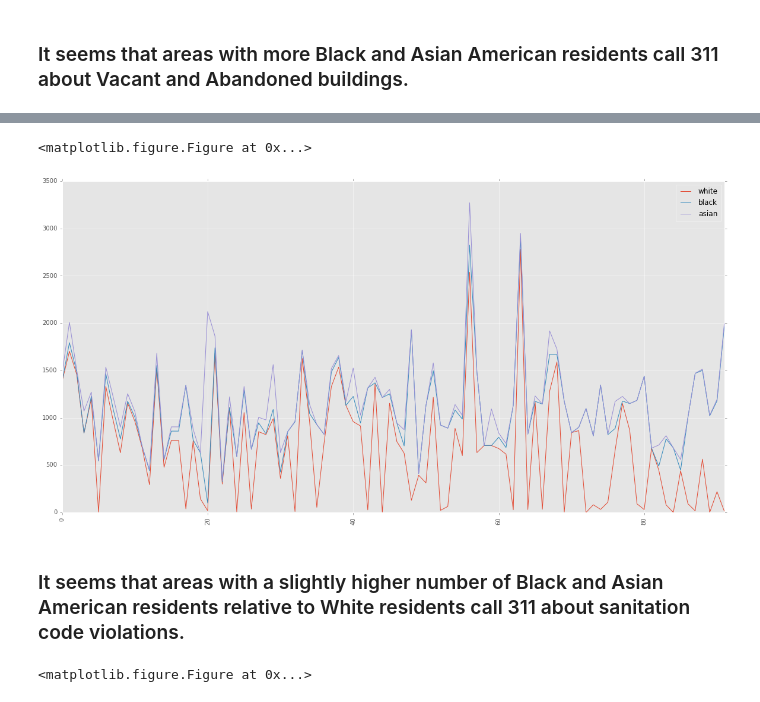
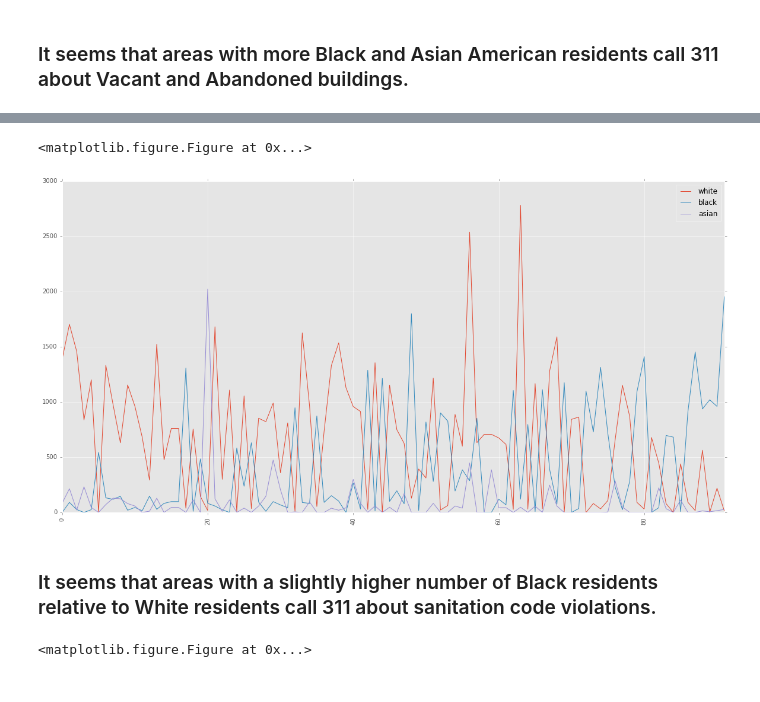
Before and after one commit to Aycrazy/capp30254, a Jupyter notebook: hws/ML_Diagnostic (1).ipynb, the cells around one changed output, grey strips where cells are left out. Drawn from its saved outputs; the diff is of its cells as text; code cells hidden in the pictures.

```diff
--- a/hws/ML_Diagnostic (1).ipynb
+++ b/hws/ML_Diagnostic (1).ipynb
@@ -377,14 +377,14 @@ plt.show()
 # %%
 #is_san = merge_chicago_rand['type_of_service_request'] == "Sanitation Code Violation"
 sanitation = sub_san(merge_chicago_rand)
 plt.figure()
-sanitation[['white','black','asian']].astype(float).reset_index(drop=True).plot(kind='line',stacked=True, fontsize=10,rot=90, figsize =(20,10))
+sanitation[['white','black','asian']].astype(float).reset_index(drop=True).plot(kind='line', fontsize=10,rot=90, figsize =(20,10))
 plt.show()
 # %% [output]
 <matplotlib.figure.Figure at 0x...>
-[figure, old version]
+[figure, new version]
 # %% [markdown]
-<h3>It seems that areas with a slightly higher number of Black and Asian American residents relative to White residents call 311 about sanitation code violations.</h3>
+<h3>It seems that areas with a slightly higher number of Black residents relative to White residents call 311 about sanitation code violations.</h3>
 # %%
 #is_graf = merge_chicago_rand['type_of_service_request'] == "Grafitti Removal"
 graffiti = sub_graf(merge_chicago_rand)
```
Also changed, not shown: parts of 4 cells of this notebook.
